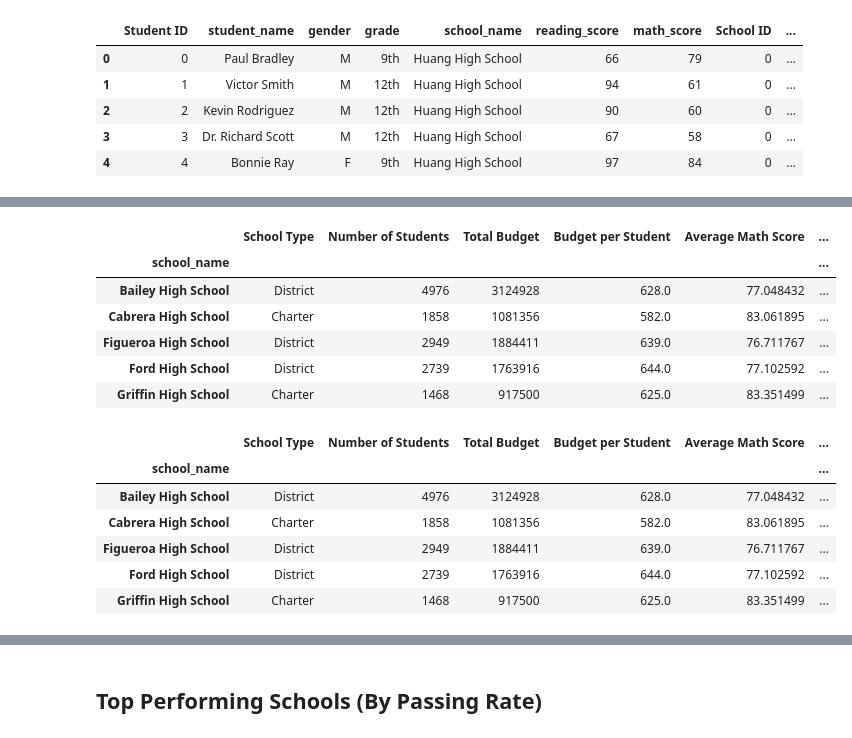
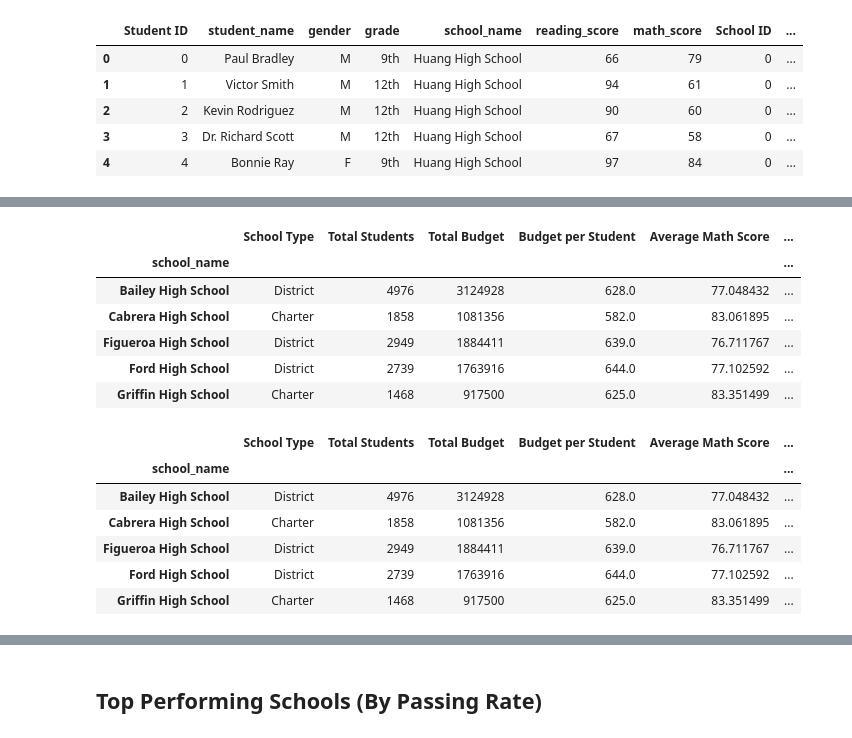
Before and after one commit to daddyjab/PythonAssignments, a Jupyter notebook: PyCitySchools/PyCitySchools-jb.ipynb, the cells around one changed output, grey strips where cells are left out. Cells and saved outputs as stored; diff of their text form; code cells hidden in the pictures.

```diff
--- a/PyCitySchools/PyCitySchools-jb.ipynb
+++ b/PyCitySchools/PyCitySchools-jb.ipynb
@@ -264,7 +224,7 @@ sch_s_df = sch_g.agg({"type":"max",
 
 # Rename the columns in the School Summary dataframe
 sch_s_df.rename(inplace=True, columns={"type":"School Type",
-                         "student_name":"Number of Students",
+                         "student_name":"Total Students",
                          "budget":"Total Budget"
                         })
 sch_s_df.head()
@@ -279,6 +239,6 @@ sch_s_df.head()
 # %%
 # Enter per-School values into the School summary dataframe
 #   Per Student Budget
-sch_s_df['Budget per Student'] = sch_s_df['Total Budget'] / sch_s_df['Number of Students']
+sch_s_df['Budget per Student'] = sch_s_df['Total Budget'] / sch_s_df['Total Students']
 sch_s_df.head()
 # %% [output]
@@ -292,7 +252,9 @@ sch_s_df.head()
 # %%
 #Average Math Score
 #Average Reading Score
+#Average Oveall Score
 sch_s_df['Average Math Score'] = sch_g.agg({ "math_score":"mean" })
 sch_s_df['Average Reading Score'] = sch_g.agg({"reading_score":"mean"})
+sch_s_df['Average Overall Score'] = (sch_s_df['Average Math Score'] + sch_s_df['Average Reading Score'])/2
 sch_s_df.head()
 # %% [output]
@@ -320,7 +282,7 @@ sch_s_df['% Passing Overall'] = (sch_s_df['% Passing Math'] + sch_s_df['% Passin
 
 sch_s_df.head()
 # %% [output]
-|  | School Type | Number of Students | Total Budget | Budget per Student | Average Math Score | ... |
+|  | School Type | Total Students | Total Budget | Budget per Student | Average Math Score | ... |
 | school_name |  |  |  |  |  | ... |
 | Bailey High School | District | 4976 | 3124928 | 628.0 | 77.048432 | ... |
 | Cabrera High School | Charter | 1858 | 1081356 | 582.0 | 83.061895 | ... |
@@ -330,10 +292,11 @@ sch_s_df.head()
 # %%
 #  percentage of students with a passing both math and reading (both math and reading 70 or greater)
 # pass_both = stu_d["student_name"].loc[ ( (stu_d["math_score"] >= 70.0) & (stu_d["reading_score"] >= 70.0) ) ].count() / tot_n_stu
-sch_s_df['% Passing Both Math and Reading'] = sch_g.apply(lambda x: p_rate_both(x.math_score, x.reading_score) )
+# sch_s_df['% Passing Both Math and Reading'] = sch_g.apply(lambda x: p_rate_both(x.math_score, x.reading_score) )
+sch_s_df['% Passing Both Math and Reading'] = sch_g.apply(lambda x: p_rate(x.math_score, x.reading_score) )
 sch_s_df.head()
 # %% [output]
-|  | School Type | Number of Students | Total Budget | Budget per Student | Average Math Score | ... |
+|  | School Type | Total Students | Total Budget | Budget per Student | Average Math Score | ... |
 | school_name |  |  |  |  |  | ... |
 | Bailey High School | District | 4976 | 3124928 | 628.0 | 77.048432 | ... |
 | Cabrera High School | Charter | 1858 | 1081356 | 582.0 | 83.061895 | ... |
```
Also changed, not shown: parts of 12 cells of this notebook.
